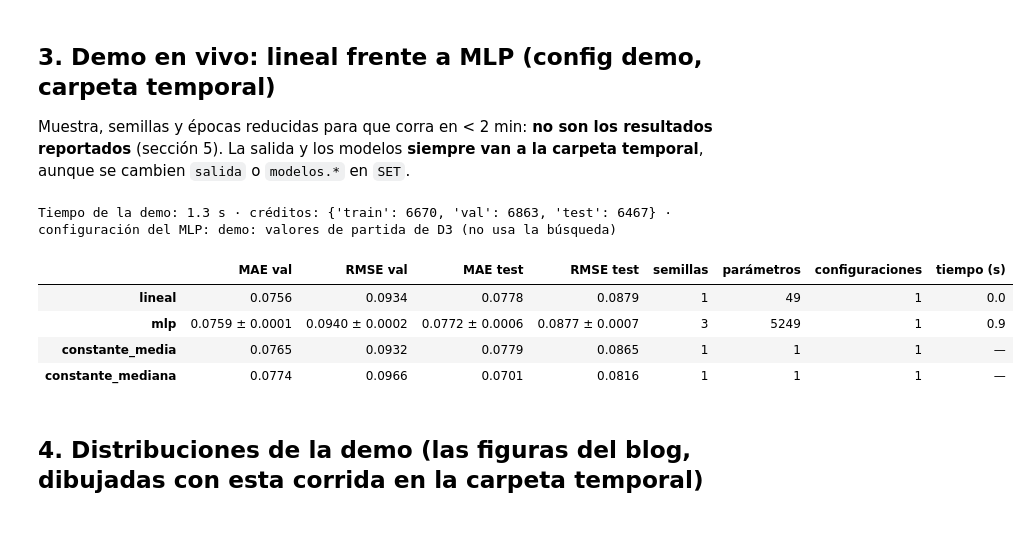
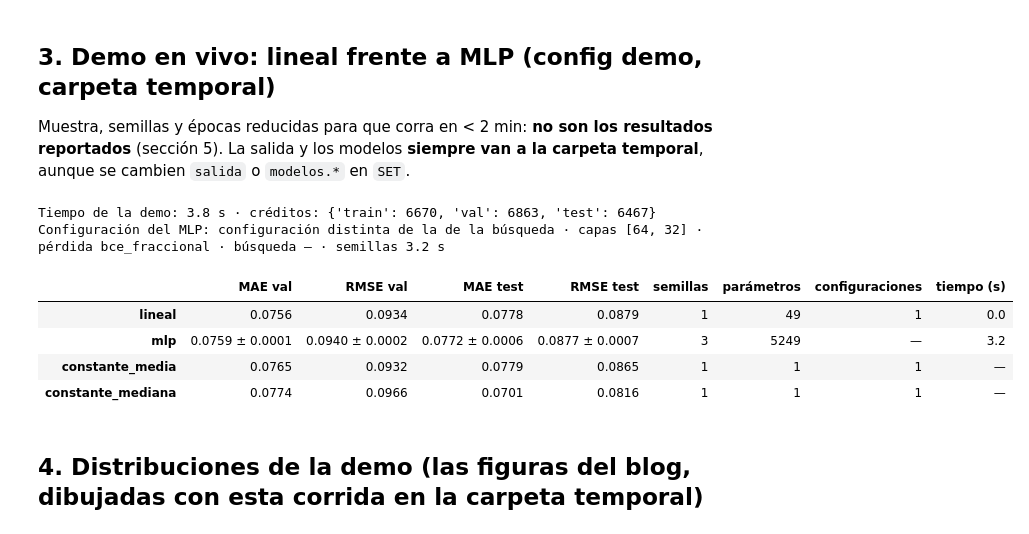
Before and after one commit to danielgonzalez2709/Trabajo2_Redes_Neuronales, a Jupyter notebook: notebooks/04_lgd.ipynb, the cells around one changed output. Drawn from its saved outputs; the diff is of its cells as text; code cells hidden in the pictures.

```diff
--- a/notebooks/04_lgd.ipynb
+++ b/notebooks/04_lgd.ipynb
@@ -210,19 +210,20 @@ Muestra, semillas y épocas reducidas para que corra en < 2 min: **no son los re
 La salida y los modelos **siempre van a la carpeta temporal**, aunque se cambien `salida` o `modelos.*` en `SET`.
 # %%
 from src.lgd.experimento import entrenar_semillas
-from src.lgd.tablas import redirigir_salidas, tabla_metricas_compacta
+from src.lgd.tablas import describir_mlp, redirigir_salidas, tabla_metricas_compacta
 
 carpeta_demo = Path(tempfile.mkdtemp(prefix="demo_lgd_"))
 inicio = time.perf_counter()
 resumen_demo = entrenar_semillas(redirigir_salidas(cfg, carpeta_demo))
-print(f"Tiempo de la demo: {time.perf_counter() - inicio:.1f} s · créditos: {resumen_demo['n']} · "
-      f"configuración del MLP: {resumen_demo['busqueda']['origen']}")
+print(f"Tiempo de la demo: {time.perf_counter() - inicio:.1f} s · créditos: {resumen_demo['mlp']['n']}")
+print(describir_mlp(resumen_demo["mlp"]))
 tabla_metricas_compacta(resumen_demo)
 # %% [output]
-Tiempo de la demo: 1.3 s · créditos: {'train': 6670, 'val': 6863, 'test': 6467} · configuración del MLP: demo: valores de partida de D3 (no usa la búsqueda)
+Tiempo de la demo: 3.8 s · créditos: {'train': 6670, 'val': 6863, 'test': 6467}
+Configuración del MLP: configuración distinta de la de la búsqueda · capas [64, 32] · pérdida bce_fraccional · búsqueda — · semillas 3.2 s
 |  | MAE val | RMSE val | MAE test | RMSE test | semillas | parámetros | configuraciones | tiempo (s) |
 | lineal | 0.0756 | 0.0934 | 0.0778 | 0.0879 | 1 | 49 | 1 | 0.0 |
-| mlp | 0.0759 ± 0.0001 | 0.0940 ± 0.0002 | 0.0772 ± 0.0006 | 0.0877 ± 0.0007 | 3 | 5249 | 1 | 0.9 |
+| mlp | 0.0759 ± 0.0001 | 0.0940 ± 0.0002 | 0.0772 ± 0.0006 | 0.0877 ± 0.0007 | 3 | 5249 | — | 3.2 |
 | constante_media | 0.0765 | 0.0932 | 0.0779 | 0.0865 | 1 | 1 | 1 | — |
 | constante_mediana | 0.0774 | 0.0966 | 0.0701 | 0.0816 | 1 | 1 | 1 | — |
 # %% [markdown]
```
Also changed, not shown: parts of 8 cells of this notebook, 43 other files.
